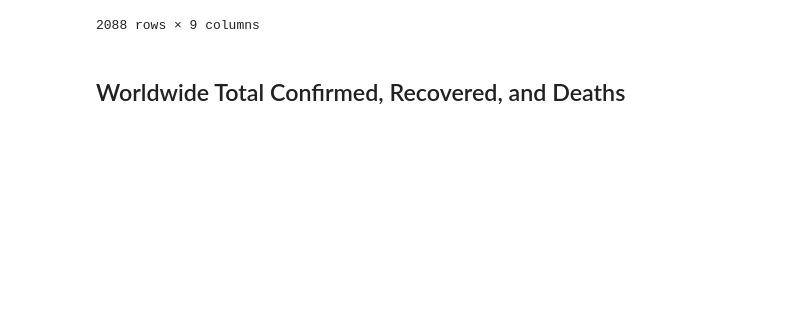
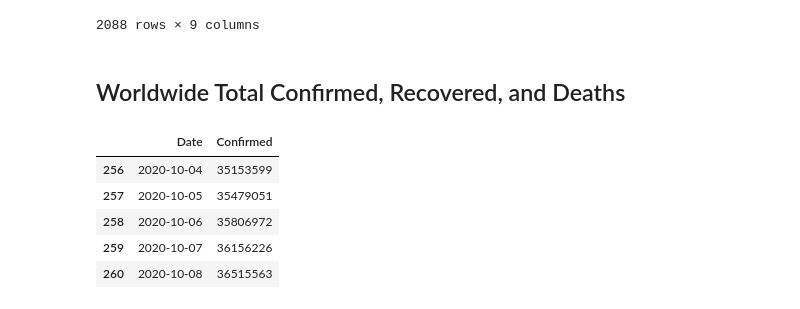
Before and after one commit to jimcrews/my-py-notebooks, a Jupyter notebook: Covid-19_EDA.ipynb, the cells around one changed output. Saved outputs shown, nothing was run; the diff lists cells and outputs as text; code cells hidden in the pictures; blank space fills up the shorter version.

```diff
--- a/Covid-19_EDA.ipynb
+++ b/Covid-19_EDA.ipynb
@@ -143,3 +145,12 @@ df.query('Country == "Australia"')
 2088 rows × 9 columns
 # %% [markdown]
 ## Worldwide Total Confirmed, Recovered, and Deaths
+# %%
+confirmed.tail()
+# %% [output]
+|  | Date | Confirmed |
+| 256 | 2020-10-04 | 35153599 |
+| 257 | 2020-10-05 | 35479051 |
+| 258 | 2020-10-06 | 35806972 |
+| 259 | 2020-10-07 | 36156226 |
+| 260 | 2020-10-08 | 36515563 |
```
Also changed, not shown: parts of 4 cells of this notebook.
